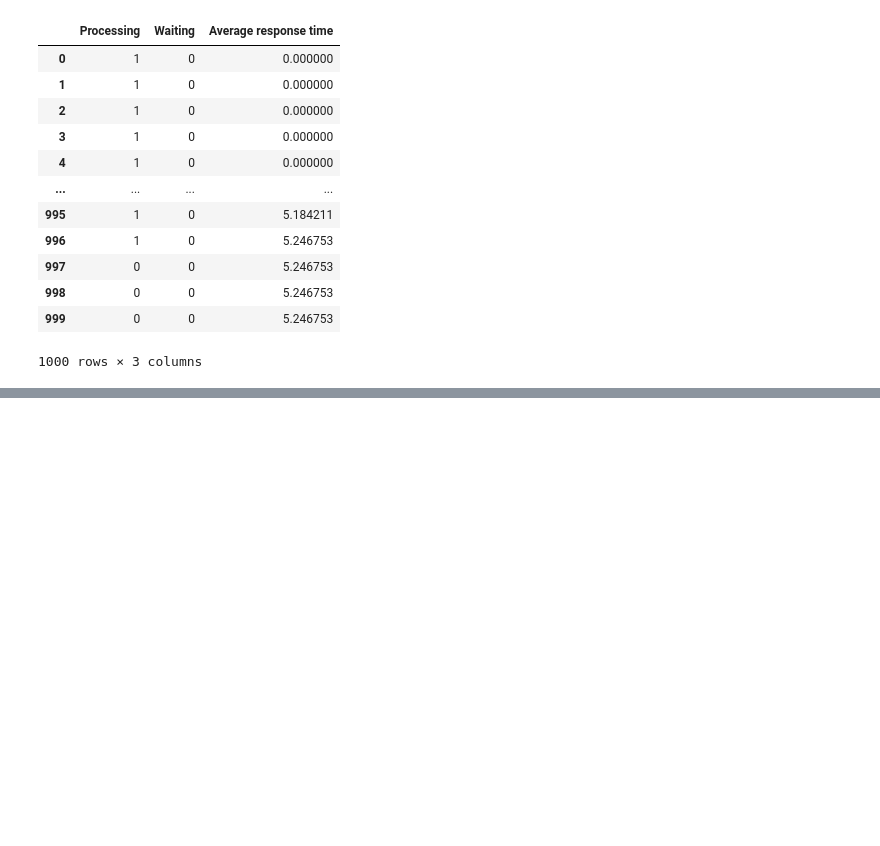
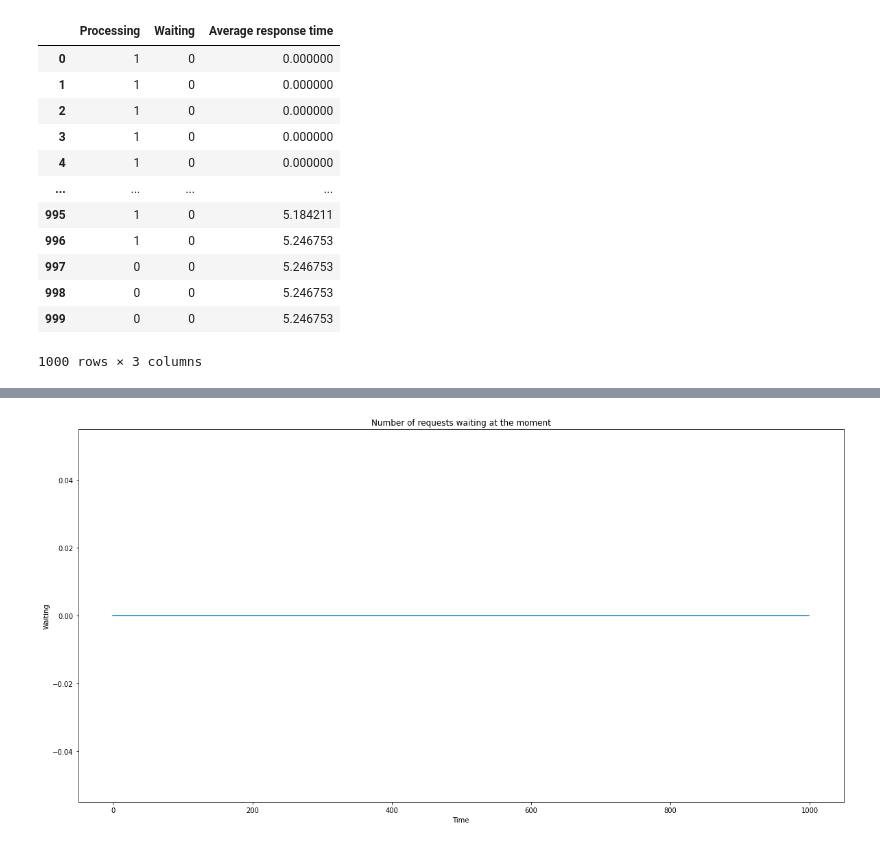
Before and after one commit to dmitriykara/simulator, a Jupyter notebook: results.ipynb, the cells around one changed output, grey strips where cells are left out. Cells and saved outputs as stored; diff of their text form; code cells hidden in the pictures; blank space fills up the shorter version.

```diff
--- a/results.ipynb
+++ b/results.ipynb
@@ -54,0 +66,8 @@ print(f"Среднее время пакетов, обрабатываемых
+# %%
+plt.plot(states['Waiting'])
+plt.title('Number of requests waiting at the moment')
+plt.xlabel('Time')
+plt.ylabel('Waiting')
+plt.show();
+# %% [output]
+[figure, added]
```
Also changed, not shown: parts of 6 cells of this notebook.
